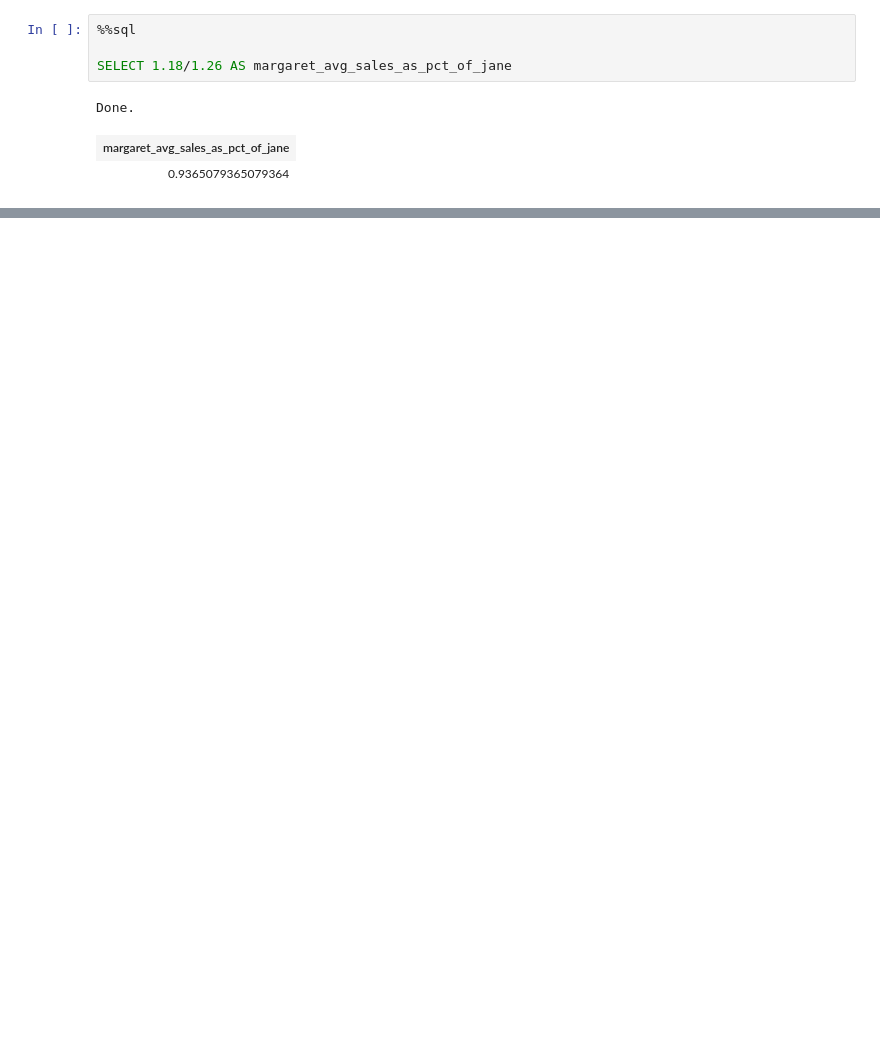
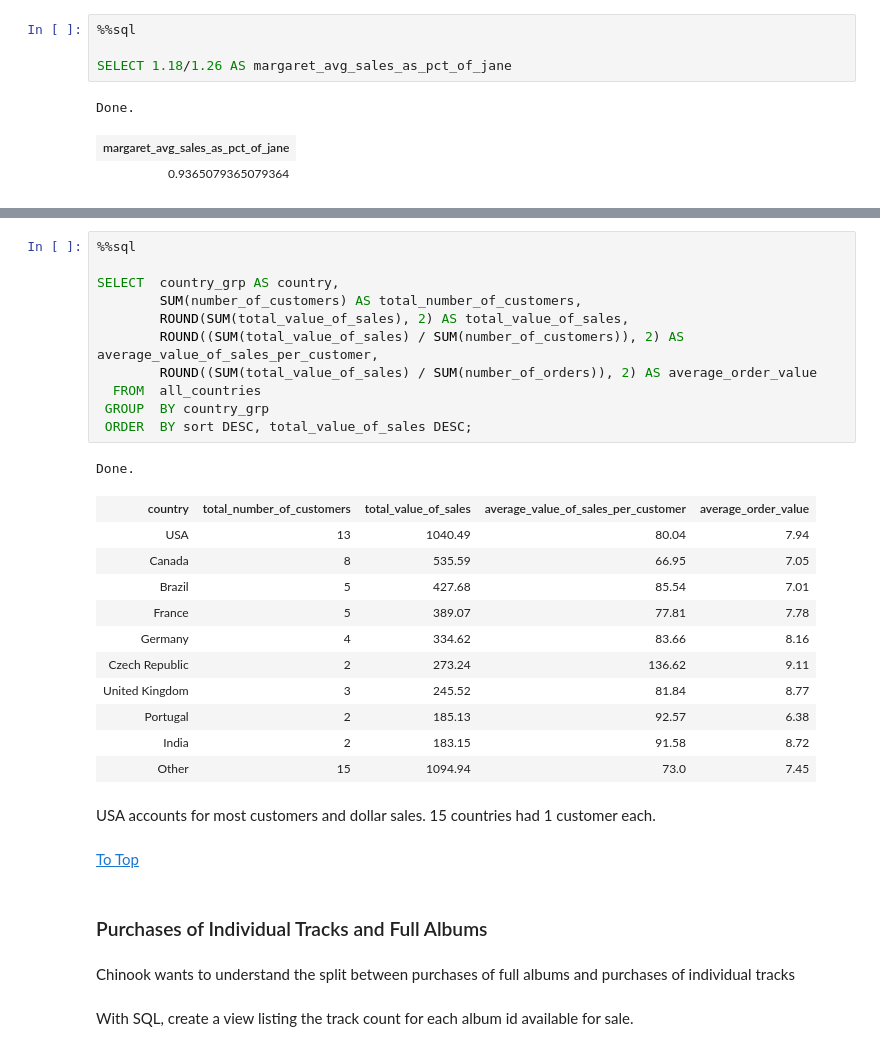
Before and after one commit to IS-87/IS-87-DataQuest-GP-SQL_To_Answer_Business_Questions, a Jupyter notebook: answering business questions with SQL.ipynb, the cells around one changed output, grey strips where cells are left out. Saved outputs shown, nothing was run; the diff lists cells and outputs as text; blank space fills up the shorter version.

```diff
--- a/answering business questions with SQL.ipynb
+++ b/answering business questions with SQL.ipynb
@@ -356,0 +430,34 @@ Done.
+# %%
+%%sql
+
+SELECT  country_grp AS country,
+        SUM(number_of_customers) AS total_number_of_customers,
+        ROUND(SUM(total_value_of_sales), 2) AS total_value_of_sales,
+        ROUND((SUM(total_value_of_sales) / SUM(number_of_customers)), 2) AS average_value_of_sales_per_customer,
+        ROUND((SUM(total_value_of_sales) / SUM(number_of_orders)), 2) AS average_order_value
+  FROM  all_countries
+ GROUP  BY country_grp
+ ORDER  BY sort DESC, total_value_of_sales DESC;
+# %% [output]
+Done.
+| country | total_number_of_customers | total_value_of_sales | average_value_of_sales_per_customer | average_order_value |
+| USA | 13 | 1040.49 | 80.04 | 7.94 |
+| Canada | 8 | 535.59 | 66.95 | 7.05 |
+| Brazil | 5 | 427.68 | 85.54 | 7.01 |
+| France | 5 | 389.07 | 77.81 | 7.78 |
+| Germany | 4 | 334.62 | 83.66 | 8.16 |
+| Czech Republic | 2 | 273.24 | 136.62 | 9.11 |
+| United Kingdom | 3 | 245.52 | 81.84 | 8.77 |
+| Portugal | 2 | 185.13 | 92.57 | 6.38 |
+| India | 2 | 183.15 | 91.58 | 8.72 |
+| Other | 15 | 1094.94 | 73.0 | 7.45 |
+# %% [markdown]
+USA accounts for most customers and dollar sales. 15 countries had 1 customer each.
+# %% [markdown]
+[To Top](#Navigation)
+# %% [markdown]
+### Purchases of Individual Tracks and Full Albums
+# %% [markdown]
+Chinook wants to understand the split between purchases of full albums and purchases of individual tracks
+# %% [markdown]
+With SQL, create a view listing the track count for each album id available for sale.
```
Also changed, not shown: parts of 142 cells of this notebook.
